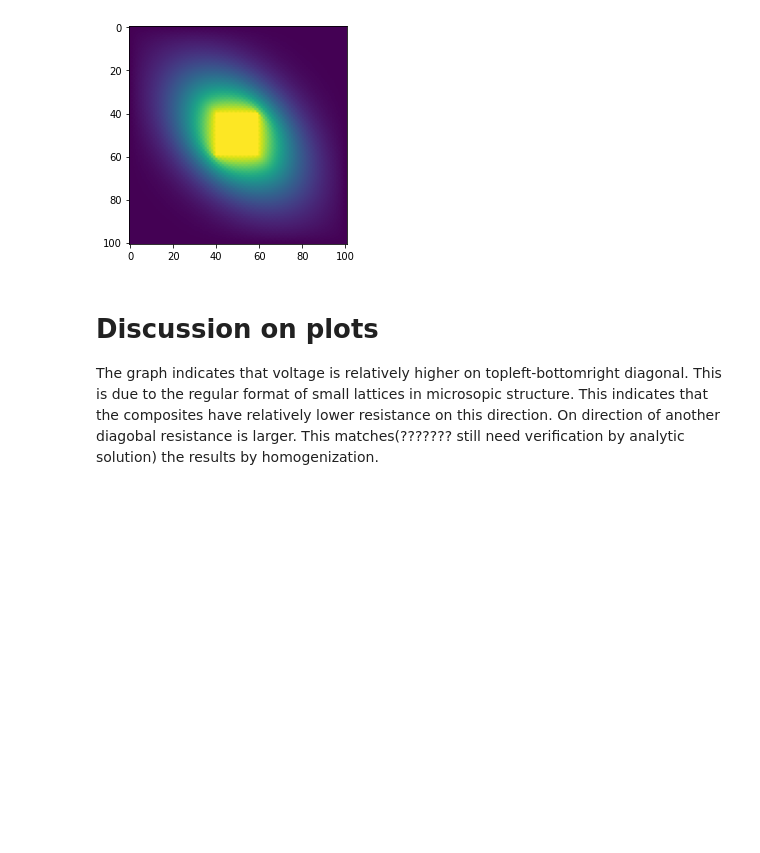
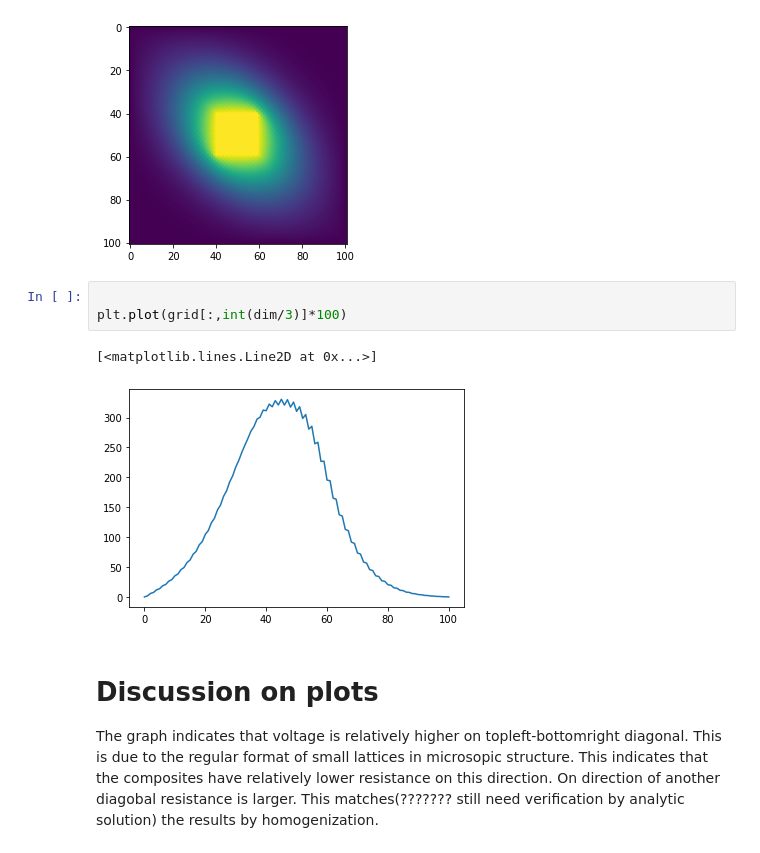
Before and after one commit to Desmond-LIN-Y/Homogenization, a Jupyter notebook: Micro Structure_100_LOWRES.ipynb, the cells around one changed output. Saved outputs shown, nothing was run; the diff lists cells and outputs as text; blank space fills up the shorter version.

```diff
--- a/Micro Structure_100_LOWRES.ipynb
+++ b/Micro Structure_100_LOWRES.ipynb
@@ -101,6 +101,12 @@ plt.imshow(grid**0.8)
 # %% [output]
 <matplotlib.image.AxesImage at 0x...>
 [figure]
+# %%
+
+plt.plot(grid[:,int(dim/3)]*100)
+# %% [output]
+[<matplotlib.lines.Line2D at 0x...>]
+[figure, added]
 # %% [markdown]
 # Discussion on plots
 The graph indicates that voltage is relatively higher on topleft-bottomright diagonal. This is due to the regular format of small lattices in microsopic structure. This indicates that the composites have relatively lower resistance on this direction. On direction of another diagobal resistance is larger. This matches(??????? still need verification by analytic solution) the results by homogenization.
```
Also changed, not shown: 2 other files.
